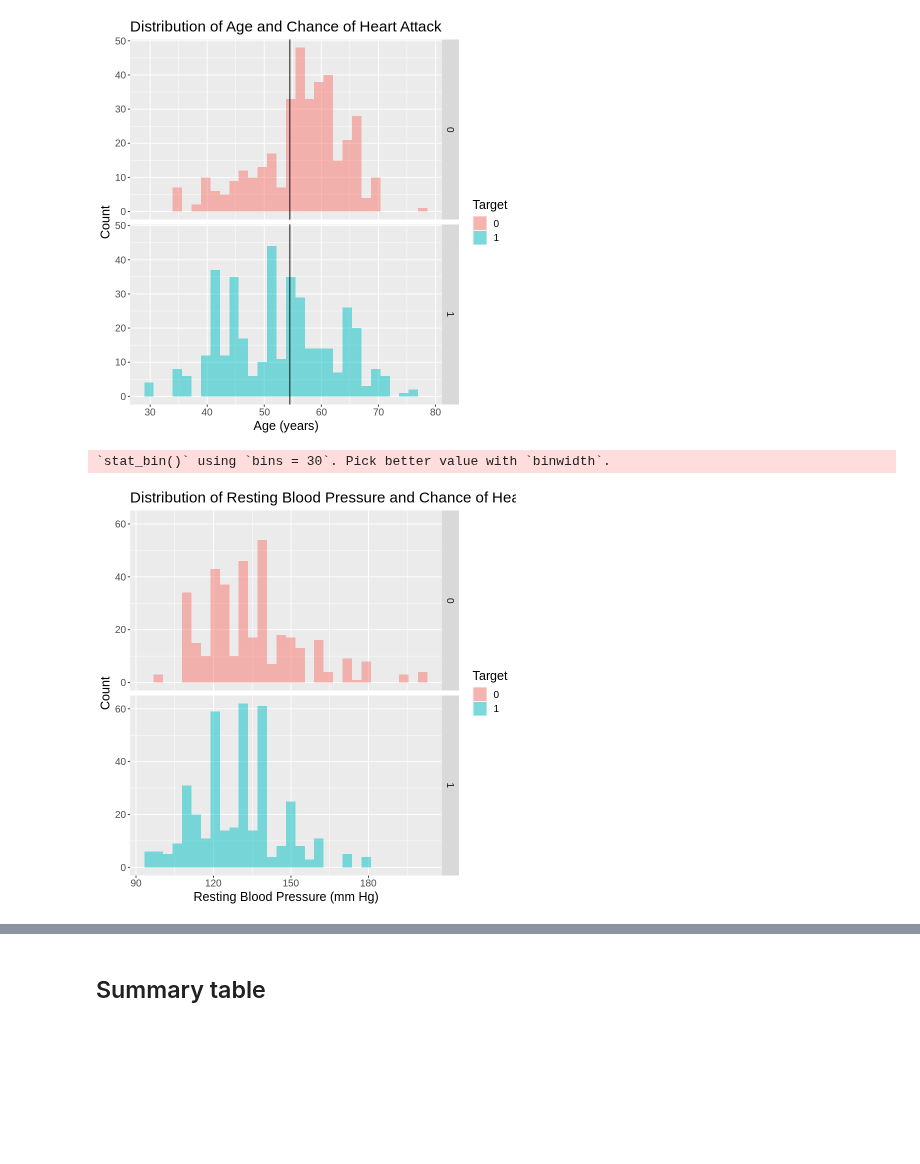
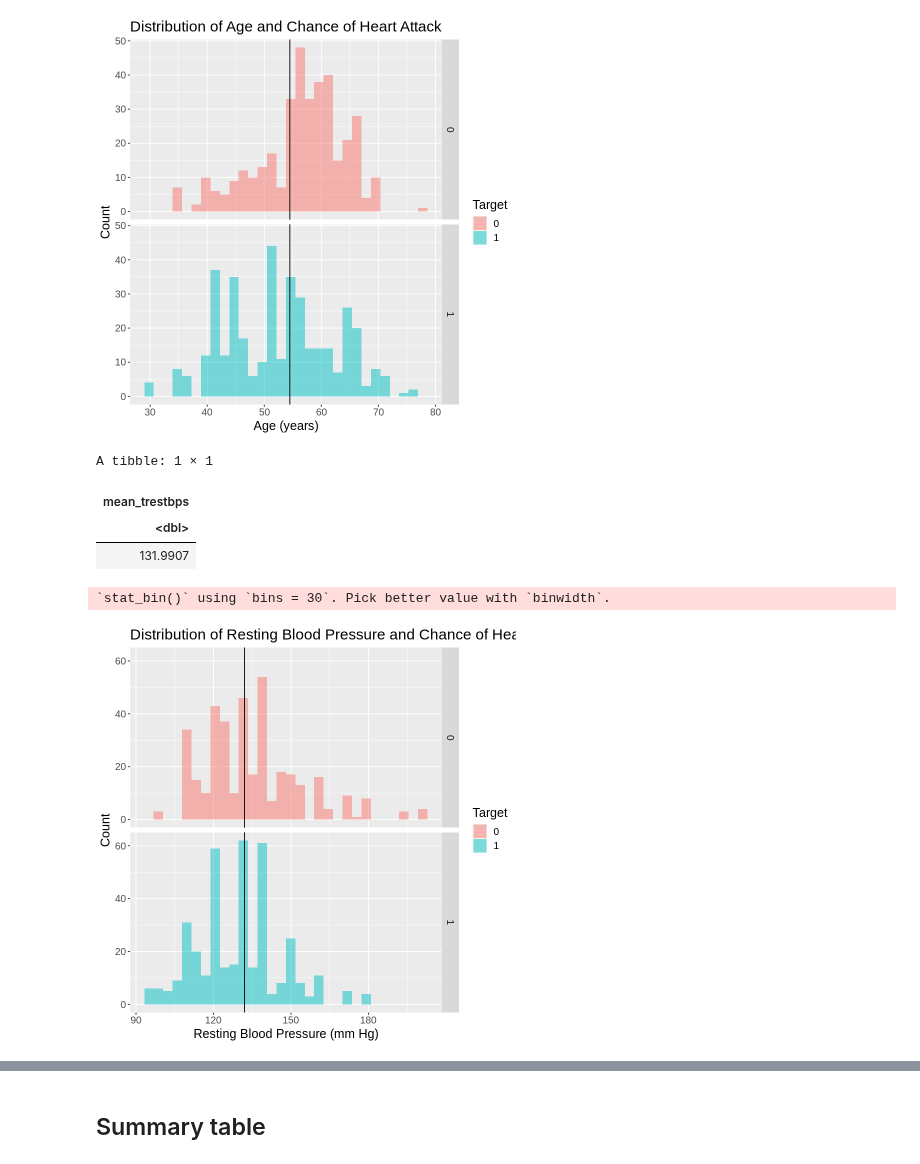
Before and after one commit to carriexu26/DSCI-Group-Project, a Jupyter notebook: heart_disease.ipynb, the cells around one changed output, grey strips where cells are left out. Saved outputs shown, nothing was run; the diff lists cells and outputs as text; code cells hidden in the pictures; blank space fills up the shorter version.

```diff
--- a/heart_disease.ipynb
+++ b/heart_disease.ipynb
@@ -157,14 +157,20 @@ A tibble: 1 × 1
 `stat_bin()` using `bins = 30`. Pick better value with `binwidth`.
 [figure]
 # %%
+heart_train |> summarize(mean_trestbps = mean(trestbps))
 trestbps_plot <- ggplot(heart_train, aes(x = trestbps, fill = target)) +
     geom_histogram(alpha = 0.5, position = "identity") +
+    geom_vline(xintercept = 131.9907) +
     facet_grid(rows = vars(target)) +
     labs(x = "Resting Blood Pressure (mm Hg)", y="Count", fill = "Target") +
     ggtitle("Distribution of Resting Blood Pressure and Chance of Heart Attack") +
     theme(text = element_text(size = 15))
 trestbps_plot
 # %% [output]
-`stat_bin()` using `bins = 30`. Pick better value with `binwidth`.
+A tibble: 1 × 1
+| mean_trestbps |
+| <dbl> |
+| 131.9907 |
+`stat_bin()` using `bins = 30`. Pick better value with `binwidth`.
-[figure, old version]
+[figure, new version]
 # %%
```
Also changed, not shown: parts of 3 cells of this notebook.
